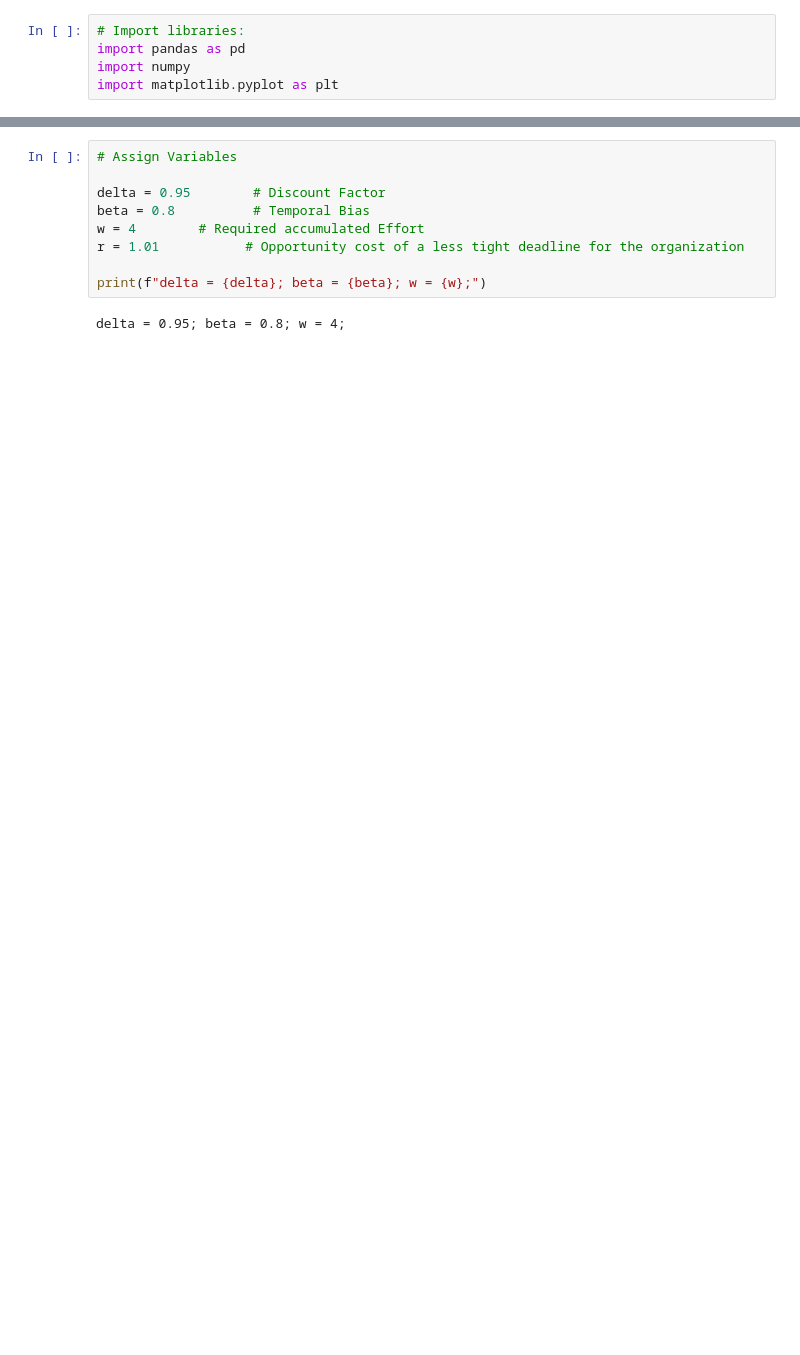
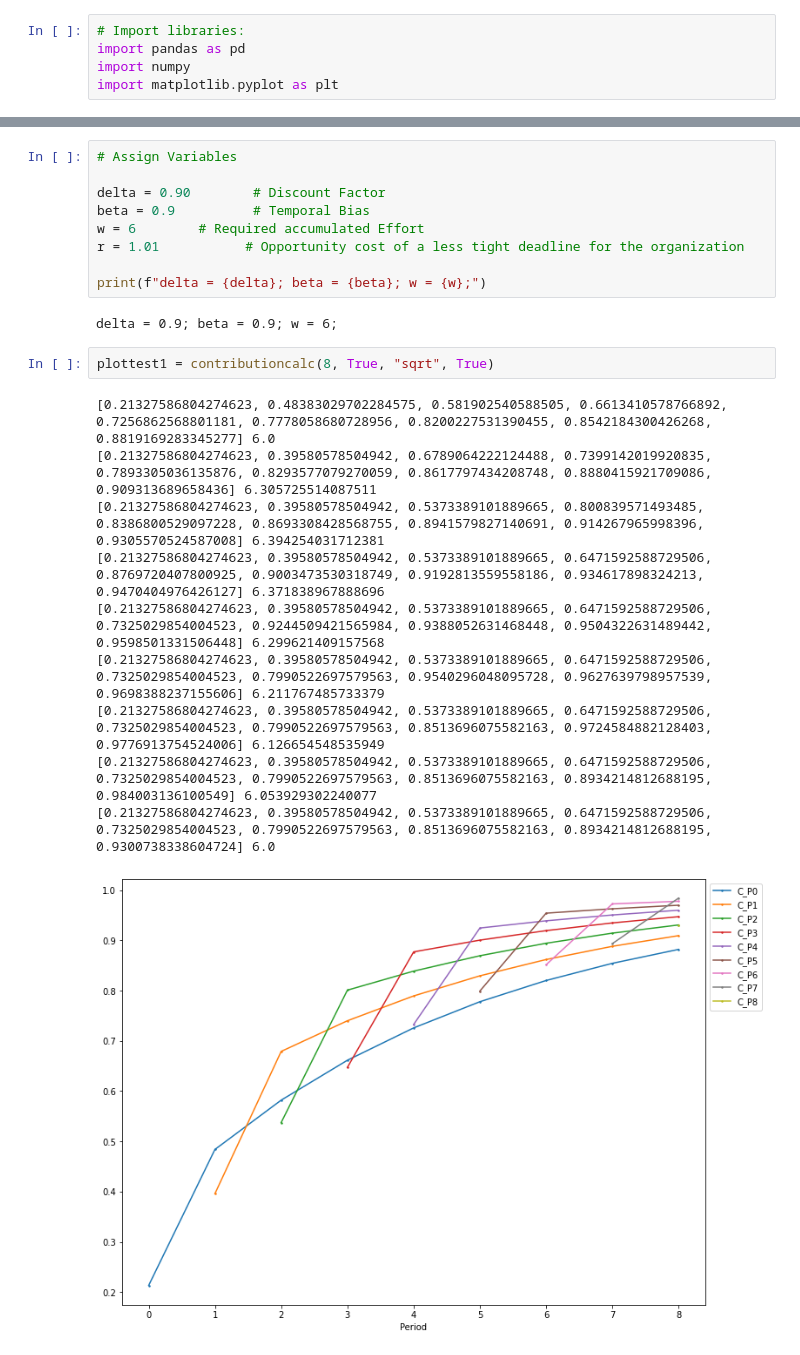
Before and after one commit to AndyOhneHandy/workspace8-seminarthesis, a Jupyter notebook: graphs.ipynb, the cells around one changed output, grey strips where cells are left out. Cells and saved outputs as stored; diff of their text form; blank space fills up the shorter version.

```diff
--- a/graphs.ipynb
+++ b/graphs.ipynb
@@ -98,14 +99,27 @@ def contributioncalc(deadline, plots, uftype, printcontri):
 # %%
 # Assign Variables
 
-delta = 0.95        # Discount Factor
-beta = 0.8          # Temporal Bias
-w = 4        # Required accumulated Effort
+delta = 0.90        # Discount Factor
+beta = 0.9          # Temporal Bias
+w = 6        # Required accumulated Effort
 r = 1.01           # Opportunity cost of a less tight deadline for the organization
 
 print(f"delta = {delta}; beta = {beta}; w = {w};")
 # %% [output]
-delta = 0.95; beta = 0.8; w = 4;
+delta = 0.9; beta = 0.9; w = 6;
+# %%
+plottest1 = contributioncalc(8, True, "sqrt", True)
+# %% [output]
+[0.21327586804274623, 0.48383029702284575, 0.581902540588505, 0.6613410578766892, 0.7256862568801181, 0.7778058680728956, 0.8200227531390455, 0.8542184300426268, 0.8819169283345277] 6.0
+[0.21327586804274623, 0.39580578504942, 0.6789064222124488, 0.7399142019920835, 0.7893305036135876, 0.8293577079270059, 0.8617797434208748, 0.8880415921709086, 0.909313689658436] 6.305725514087511
+[0.21327586804274623, 0.39580578504942, 0.5373389101889665, 0.800839571493485, 0.8386800529097228, 0.8693308428568755, 0.8941579827140691, 0.914267965998396, 0.9305570524587008] 6.394254031712381
+[0.21327586804274623, 0.39580578504942, 0.5373389101889665, 0.6471592588729506, 0.8769720407800925, 0.9003473530318749, 0.9192813559558186, 0.934617898324213, 0.9470404976426127] 6.371838967888696
+[0.21327586804274623, 0.39580578504942, 0.5373389101889665, 0.6471592588729506, 0.7325029854004523, 0.9244509421565984, 0.9388052631468448, 0.9504322631489442, 0.9598501331506448] 6.299621409157568
+[0.21327586804274623, 0.39580578504942, 0.5373389101889665, 0.6471592588729506, 0.7325029854004523, 0.7990522697579563, 0.9540296048095728, 0.9627639798957539, 0.9698388237155606] 6.211767485733379
+[0.21327586804274623, 0.39580578504942, 0.5373389101889665, 0.6471592588729506, 0.7325029854004523, 0.7990522697579563, 0.8513696075582163, 0.9724584882128403, 0.9776913754524006] 6.126654548535949
+[0.21327586804274623, 0.39580578504942, 0.5373389101889665, 0.6471592588729506, 0.7325029854004523, 0.7990522697579563, 0.8513696075582163, 0.8934214812688195, 0.984003136100549] 6.053929302240077
+[0.21327586804274623, 0.39580578504942, 0.5373389101889665, 0.6471592588729506, 0.7325029854004523, 0.7990522697579563, 0.8513696075582163, 0.8934214812688195, 0.9300738338604724] 6.0
+[figure, added]
 # %%
 # Interesting Plots:
 plottest1 = contributioncalc(8, True, "sqrt", True)
```
Also changed, not shown: parts of 3 cells of this notebook.
